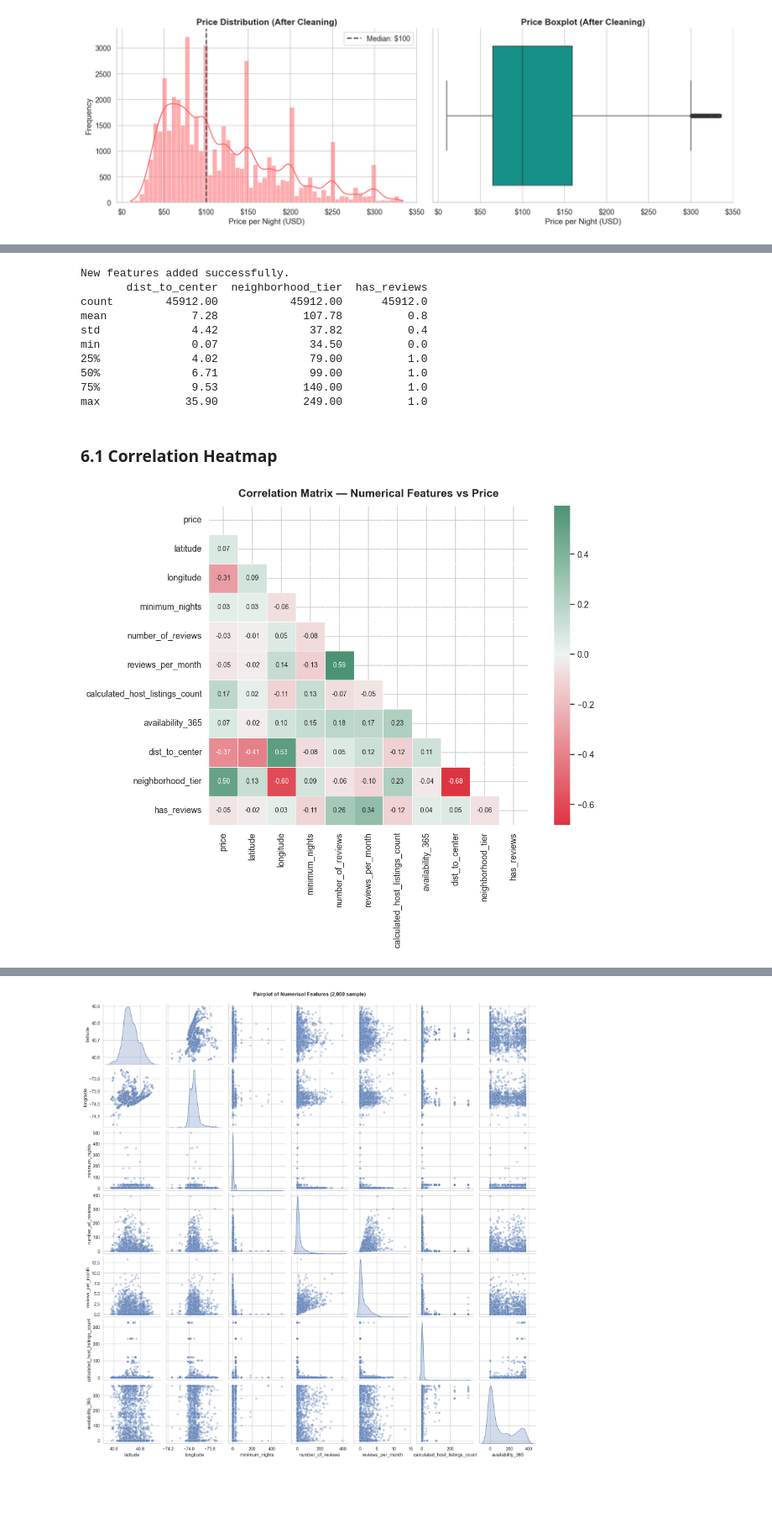
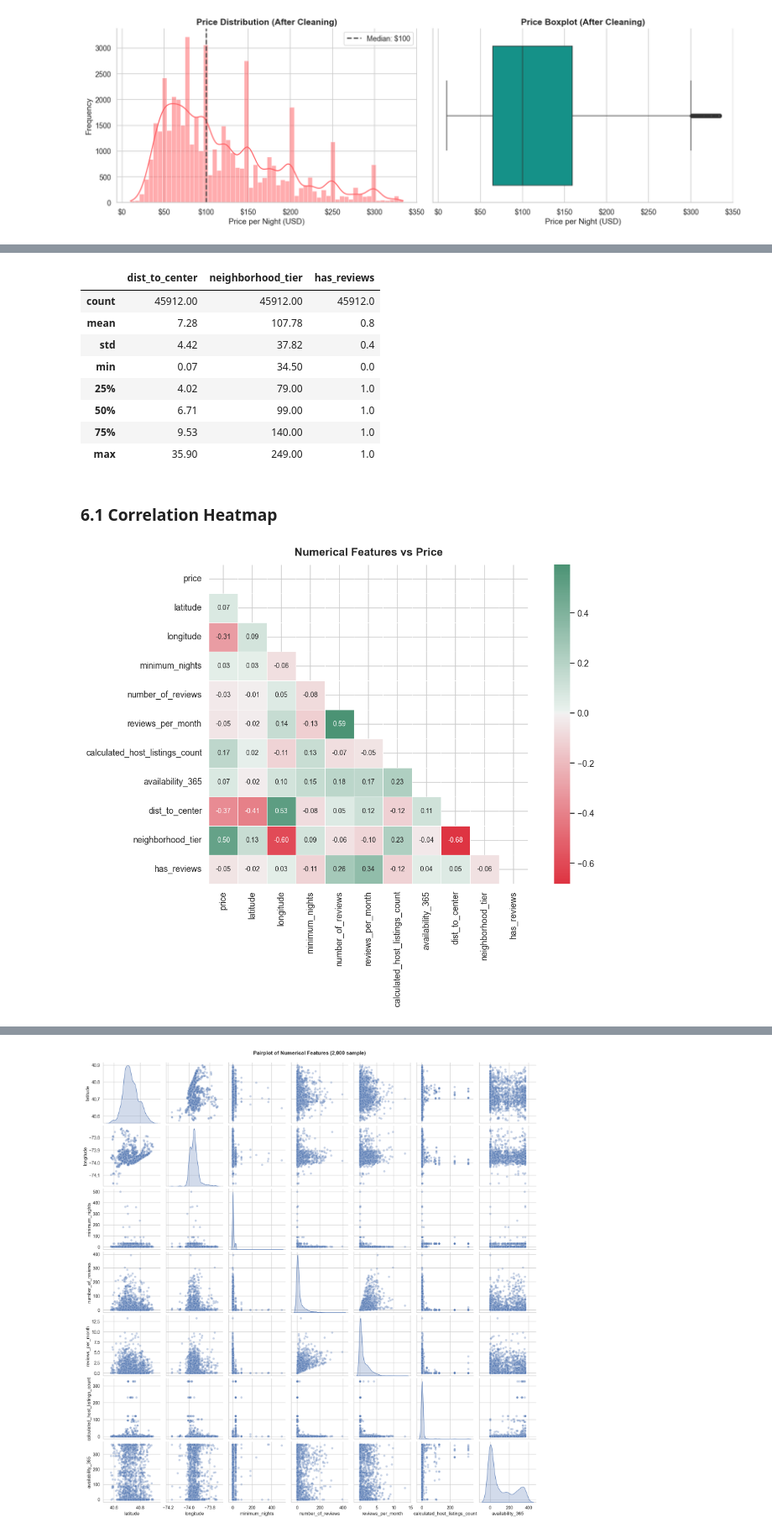
Before and after one commit to 1giorgiadamia/smart_apartment_pricing, a Jupyter notebook: model.ipynb, the cells around one changed output, grey strips where cells are left out. Shown at 84% size. Drawn from its saved outputs; the diff is of its cells as text; code cells hidden in the pictures; blank space fills up the shorter version.

```diff
--- a/model.ipynb
+++ b/model.ipynb
@@ -379,25 +377,25 @@ df['name'] = df['name'].fillna('Unknown')
 df['host_name'] = df['host_name'].fillna('Unknown')
 
 dup_rows = df.duplicated().sum()
-print(f"Duplicate rows removed : {dup_rows}")
+print(f"Duplicate rows removed: {dup_rows}")
 df = df.drop_duplicates()
 
 before = len(df)
 df = df[df['price'] > 0]
-print(f"Zero-price rows removed : {before - len(df)}")
+print(f"Zero-price rows removed: {before - len(df)}")
 
-Q1, Q3 = df['price'].quantile([0.25, 0.75])
-IQR     = Q3 - Q1
-lo, hi  = Q1 - 1.5 * IQR, Q3 + 1.5 * IQR
+quartile1, quartile3 = df['price'].quantile([0.25, 0.75])
+inter_quartile_range = quartile3 - quartile1
+lower_fence, upper_fence = quartile1 - 1.5 * inter_quartile_range, quartile3 + 1.5 * inter_quartile_range
 
 before = len(df)
-df     = df[(df['price'] >= max(lo, 1)) & (df['price'] <= hi)]
-after  = len(df)
+df = df[(df['price'] >= max(lower_fence, 1)) & (df['price'] <= upper_fence)]
+after = len(df)
 
-print(f"Price outliers removed : {before - after:,}  ({(before - after) / before * 100:.1f}%)")
-print(f"Clean price range      : ${df['price'].min()} – ${df['price'].max()}")
-print(f"Median price           : ${df['price'].median():.0f}")
-print(f"Mean price             : ${df['price'].mean():.2f}")
+print(f"Price outliers removed: {before - after:,}  ({(before - after) / before * 100:.1f}%)")
+print(f"Clean price range: ${df['price'].min()} – ${df['price'].max()}")
+print(f"Median price: ${df['price'].median():.0f}")
+print(f"Mean price: ${df['price'].mean():.2f}")
 
 df.drop(columns=['id', 'host_name', 'last_review'], inplace=True)
 
@@ -469,55 +471,53 @@ We create three derived features to enrich the model before running correlation
 # Feature 1: Distance to Times Square
 def haversine_distance(lat1, lon1, lat2, lon2):
     r = 6371  # Earth radius in km
-    phi1, phi2 = np.radians(lat1), np.radians(lat2)
-    dphi    = np.radians(lat2 - lat1)
-    dlambda = np.radians(lon2 - lon1)
-    a = np.sin(dphi / 2) ** 2 + np.cos(phi1) * np.cos(phi2) * np.sin(dlambda / 2) ** 2
-    return 2 * r * np.arcsin(np.sqrt(a))
+    latitude_rad1, latitude_rad2 = np.radians(lat1), np.radians(lat2)
+    difference_latitude_rad = np.radians(lat2 - lat1)
+    difference_longitude_rad = np.radians(lon2 - lon1)
+    central_angle = np.sin(difference_latitude_rad / 2) ** 2 + np.cos(latitude_rad1) * np.cos(latitude_rad2) * np.sin(difference_longitude_rad / 2) ** 2
+    return 2 * r * np.arcsin(np.sqrt(central_angle))
 
 TIMES_SQUARE_LAT, TIMES_SQUARE_LON = 40.7580, -73.9855
 df['dist_to_center'] = haversine_distance(df['latitude'], df['longitude'],
                                            TIMES_SQUARE_LAT, TIMES_SQUARE_LON)
 
 # Feature 2: Neighbourhood tier (median price of neighbourhood)
-neighbourhood_median   = df.groupby('neighbourhood')['price'].median()
+neighbourhood_median = df.groupby('neighbourhood')['price'].median()
 df['neighborhood_tier'] = df['neighbourhood'].map(neighbourhood_median)
 
-# Feature 3: has_reviews binary flag, we use reviews_per_month as a proxy — >0 means the listing has been reviewed
+# Feature 3: has_reviews binary flag, we use reviews_per_month as a proxy - >0 means the listing has been reviewed
 df['has_reviews'] = (df['reviews_per_month'] > 0).astype(int)
 
-print("New features added successfully.")
-print(df[['dist_to_center', 'neighborhood_tier', 'has_reviews']].describe().round(2))
+df[['dist_to_center', 'neighborhood_tier', 'has_reviews']].describe().round(2)
 # %% [output]
-New features added successfully.
-       dist_to_center  neighborhood_tier  has_reviews
-count        45912.00           45912.00      45912.0
-mean             7.28             107.78          0.8
-std              4.42              37.82          0.4
-min              0.07              34.50          0.0
-25%              4.02              79.00          1.0
-50%              6.71              99.00          1.0
-75%              9.53             140.00          1.0
-max             35.90             249.00          1.0
+|  | dist_to_center | neighborhood_tier | has_reviews |
+| count | 45912.00 | 45912.00 | 45912.0 |
+| mean | 7.28 | 107.78 | 0.8 |
+| std | 4.42 | 37.82 | 0.4 |
+| min | 0.07 | 34.50 | 0.0 |
+| 25% | 4.02 | 79.00 | 1.0 |
+| 50% | 6.71 | 99.00 | 1.0 |
+| 75% | 9.53 | 140.00 | 1.0 |
+| max | 35.90 | 249.00 | 1.0 |
 # %% [markdown]
 ### 6.1 Correlation Heatmap
 # %%
 numeric_cols = ['price', 'latitude', 'longitude', 'minimum_nights',
                 'number_of_reviews', 'reviews_per_month',
                 'calculated_host_listings_count', 'availability_365',
                 'dist_to_center', 'neighborhood_tier', 'has_reviews']
 
 corr = df[numeric_cols].corr()
 
 fig, ax = plt.subplots(figsize=(12, 9))
 mask = np.triu(np.ones_like(corr, dtype=bool))
 sns.heatmap(corr, mask=mask, annot=True, fmt='.2f',
             cmap=sns.diverging_palette(10, 150, s=80, as_cmap=True),
             center=0, linewidths=0.5, square=True, ax=ax,
             annot_kws={'size': 9})
-ax.set_title('Correlation Matrix — Numerical Features vs Price', fontsize=15, fontweight='bold', pad=12)
+ax.set_title('Numerical Features vs Price', fontsize=15, fontweight='bold', pad=12)
 plt.tight_layout()
 plt.show()
 # %% [output]
-[figure, old version]
+[figure, new version]
 # %% [markdown]
```
Also changed, not shown: parts of 29 cells of this notebook.
